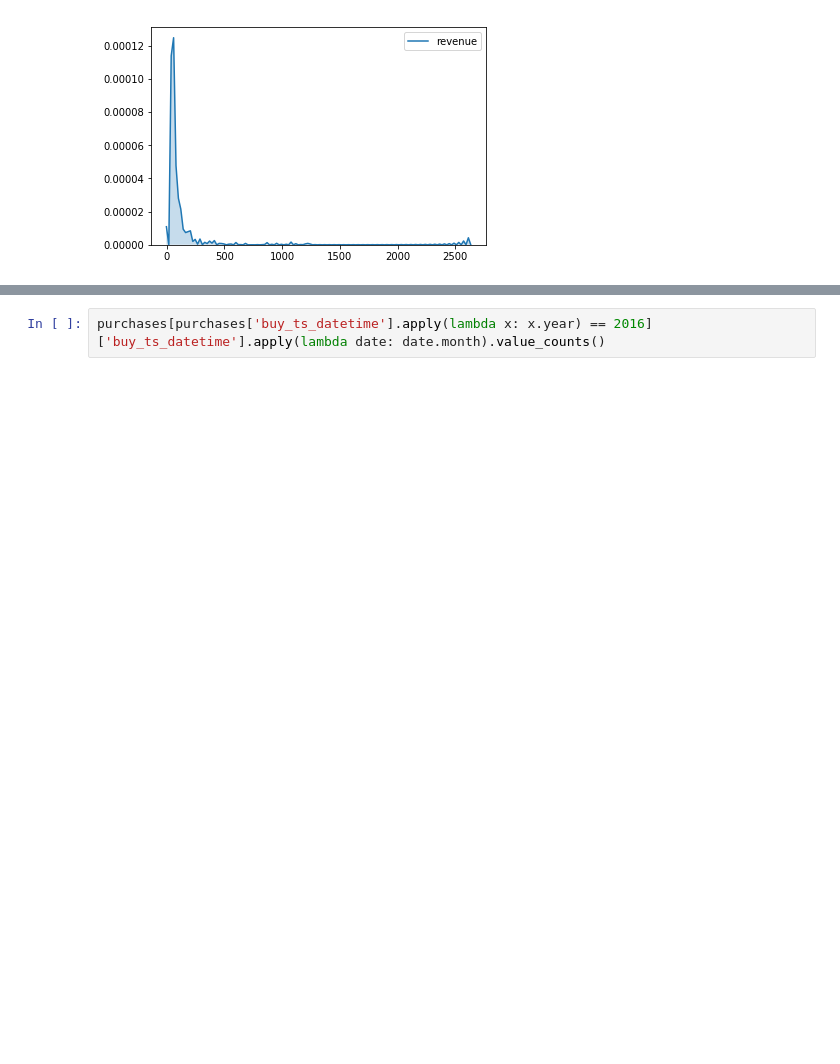
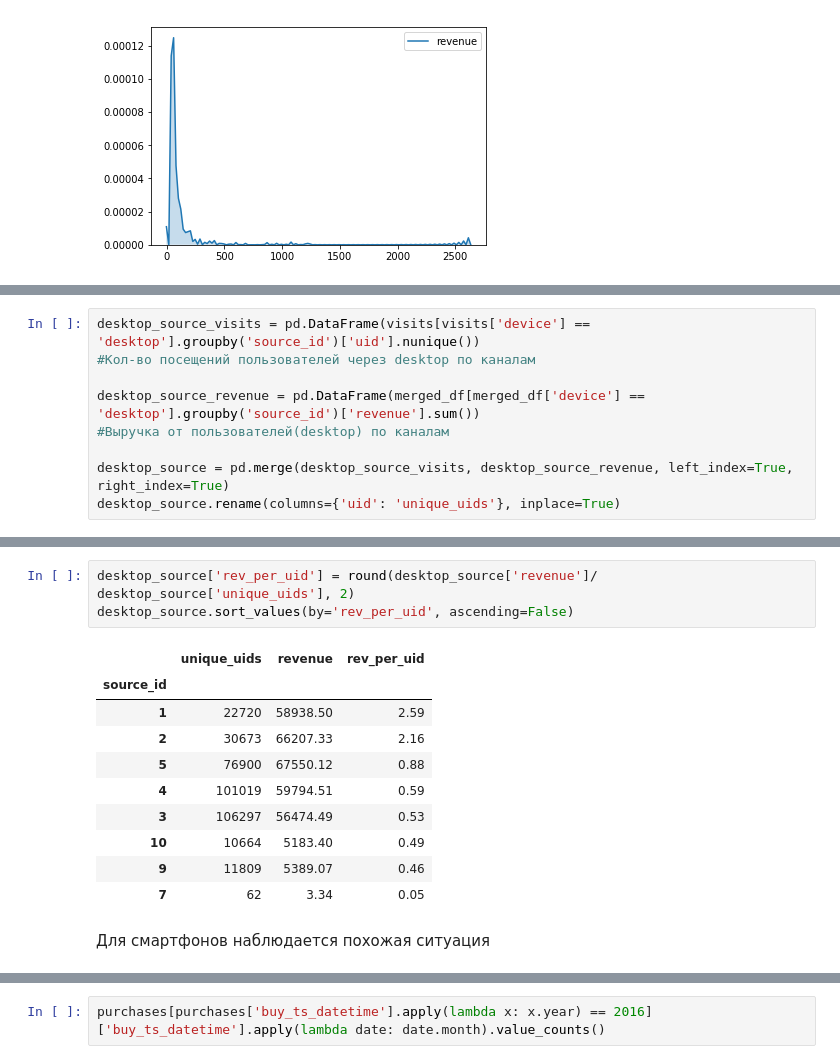
Before and after one commit to zholtemir/yandex_task, a Jupyter notebook: oscar_new.ipynb, the cells around one changed output, grey strips where cells are left out. Cells and saved outputs as stored; diff of their text form; blank space fills up the shorter version.

```diff
--- a/oscar_new.ipynb
+++ b/oscar_new.ipynb
@@ -290,0 +150,9 @@ touch_purchases_by_source.sort_values(by='probability_buy',ascending=False)
+# %%
+desktop_source_visits = pd.DataFrame(visits[visits['device'] == 'desktop'].groupby('source_id')['uid'].nunique())
+#Кол-во посещений пользователей через desktop по каналам
+
+desktop_source_revenue = pd.DataFrame(merged_df[merged_df['device'] == 'desktop'].groupby('source_id')['revenue'].sum())
+#Выручка от пользователей(desktop) по каналам
+
+desktop_source = pd.merge(desktop_source_visits, desktop_source_revenue, left_index=True, right_index=True)
+desktop_source.rename(columns={'uid': 'unique_uids'}, inplace=True)
@@ -290,0 +161,16 @@ touch_purchases_by_source.sort_values(by='probability_buy',ascending=False)
+# %%
+desktop_source['rev_per_uid'] = round(desktop_source['revenue']/ desktop_source['unique_uids'], 2)
+desktop_source.sort_values(by='rev_per_uid', ascending=False)
+# %% [output]
+|  | unique_uids | revenue | rev_per_uid |
+| source_id |  |  |  |
+| 1 | 22720 | 58938.50 | 2.59 |
+| 2 | 30673 | 66207.33 | 2.16 |
+| 5 | 76900 | 67550.12 | 0.88 |
+| 4 | 101019 | 59794.51 | 0.59 |
+| 3 | 106297 | 56474.49 | 0.53 |
+| 10 | 10664 | 5183.40 | 0.49 |
+| 9 | 11809 | 5389.07 | 0.46 |
+| 7 | 62 | 3.34 | 0.05 |
+# %% [markdown]
+Для смартфонов наблюдается похожая ситуация
```
Also changed, not shown: parts of 46 cells of this notebook.
